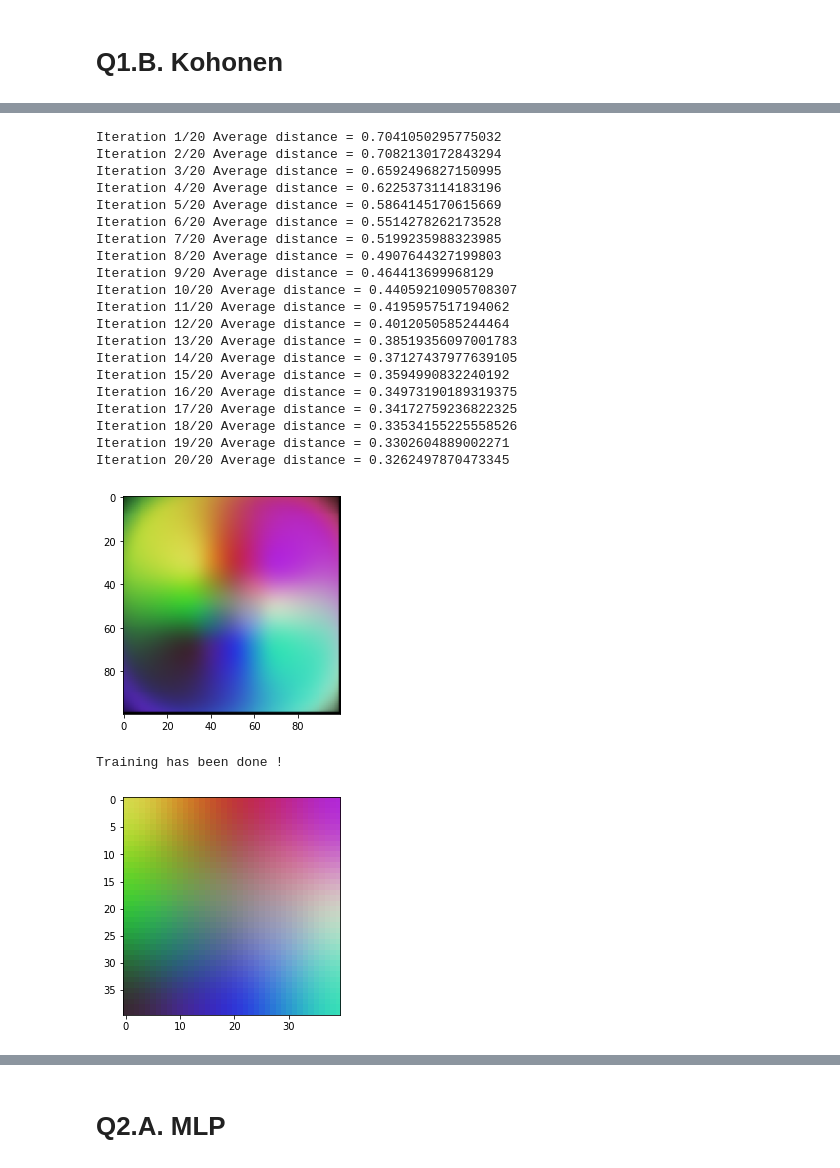
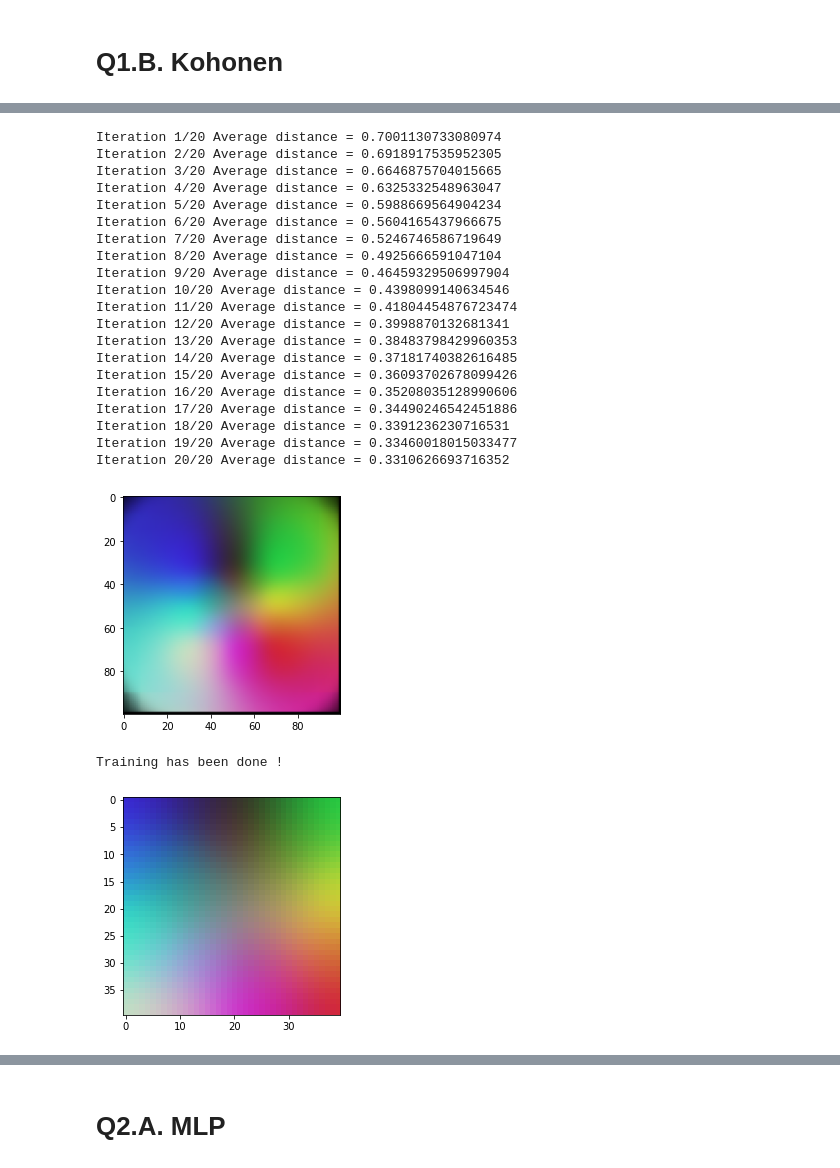
Before and after one commit to Amin-MAG/CI, a Jupyter notebook: Homework 02/CI992_HW2.ipynb, the cells around one changed output, grey strips where cells are left out. Drawn from its saved outputs; the diff is of its cells as text; code cells hidden in the pictures.

```diff
--- a/Homework 02/CI992_HW2.ipynb
+++ b/Homework 02/CI992_HW2.ipynb
@@ -246,7 +246,7 @@ class Kohonen:
     som = Kohonen(dimension=3, width=40, height=40)
 
     # fitting to the Kohonen map
-    som.fit(pixels, random_sampling=0.5, n_iter=20, dist_method=Kohonen.EUCLIDEAN)
+    som.fit(pixels, random_sampling=0.4, n_iter=20, dist_method=Kohonen.EUCLIDEAN)
 
     result = (som.node_vectors * 100).astype(int)
     plt.imshow(result)
@@ -280,7 +280,7 @@ Training has been done !
     som = Kohonen(dimension=3, width=40, height=40)
 
     # fitting to the Kohonen map
-    som.fit(pixels, random_sampling=0.5, n_iter=20, dist_method=Kohonen.COSINE)
+    som.fit(pixels, random_sampling=0.4, n_iter=20, dist_method=Kohonen.COSINE)
 
     result = (som.node_vectors * 100).astype(int)
     plt.imshow(result)
@@ -313,0 +532,10 @@ Training has been done !
+# %%
+    # set initial variables
+    som = Kohonen(dimension=3, width=40, height=40)
+
+    # fitting to the Kohonen map
+    som.fit(pixels, random_sampling=0.4, n_iter=20, dist_method=Kohonen.EUCLIDEAN)
+
+    result = (som.node_vectors * 100).astype(int)
+    plt.imshow(result)
+    plt.show()
@@ -313,0 +566,10 @@ Training has been done !
+# %%
+    # set initial variables
+    som = Kohonen(dimension=3, width=40, height=40)
+
+    # fitting to the Kohonen map
+    som.fit(pixels, random_sampling=0.4, n_iter=20, dist_method=Kohonen.COSINE)
+
+    result = (som.node_vectors * 100).astype(int)
+    plt.imshow(result)
+    plt.show()
@@ -532,37 +818,37 @@ class Kohonen:
 # %%
     # set initial variables
     som = Kohonen(dimension=3, width=40, height=40)
 
     # fitting to the Kohonen map
-    som.fit(pixels, random_sampling=0.5, n_iter=20, dist_method=Kohonen.EUCLIDEAN)
+    som.fit(pixels, random_sampling=0.4, n_iter=20, dist_method=Kohonen.EUCLIDEAN)
 
     result = (som.node_vectors * 100).astype(int)
     plt.imshow(result)
     plt.show()
 # %% [output]
-Iteration 1/20 Average distance = 0.7041050295775032
-Iteration 2/20 Average distance = 0.7082130172843294
-Iteration 3/20 Average distance = 0.6592496827150995
-Iteration 4/20 Average distance = 0.6225373114183196
-Iteration 5/20 Average distance = 0.5864145170615669
-Iteration 6/20 Average distance = 0.5514278262173528
-Iteration 7/20 Average distance = 0.5199235988323985
-Iteration 8/20 Average distance = 0.4907644327199803
-Iteration 9/20 Average distance = 0.464413699968129
-Iteration 10/20 Average distance = 0.44059210905708307
-Iteration 11/20 Average distance = 0.4195957517194062
-Iteration 12/20 Average distance = 0.4012050585244464
-Iteration 13/20 Average distance = 0.38519356097001783
-Iteration 14/20 Average distance = 0.37127437977639105
-Iteration 15/20 Average distance = 0.3594990832240192
-Iteration 16/20 Average distance = 0.34973190189319375
-Iteration 17/20 Average distance = 0.34172759236822325
-Iteration 18/20 Average distance = 0.33534155225558526
-Iteration 19/20 Average distance = 0.3302604889002271
-Iteration 20/20 Average distance = 0.3262497870473345
+Iteration 1/20 Average distance = 0.7001130733080974
+Iteration 2/20 Average distance = 0.6918917535952305
+Iteration 3/20 Average distance = 0.6646875704015665
+Iteration 4/20 Average distance = 0.6325332548963047
+Iteration 5/20 Average distance = 0.5988669564904234
+Iteration 6/20 Average distance = 0.5604165437966675
+Iteration 7/20 Average distance = 0.5246746586719649
+Iteration 8/20 Average distance = 0.4925666591047104
+Iteration 9/20 Average distance = 0.46459329506997904
+Iteration 10/20 Average distance = 0.4398099140634546
+Iteration 11/20 Average distance = 0.41804454876723474
+Iteration 12/20 Average distance = 0.3998870132681341
+Iteration 13/20 Average distance = 0.38483798429960353
+Iteration 14/20 Average distance = 0.37181740382616485
+Iteration 15/20 Average distance = 0.36093702678099426
+Iteration 16/20 Average distance = 0.35208035128990606
+Iteration 17/20 Average distance = 0.34490246542451886
+Iteration 18/20 Average distance = 0.3391236230716531
+Iteration 19/20 Average distance = 0.33460018015033477
+Iteration 20/20 Average distance = 0.3310626693716352
-[figure, old version]
+[figure, new version]
 Training has been done !
-[figure, old version]
+[figure, new version]
 # %%
     # set initial variables
     som = Kohonen(dimension=3, width=40, height=40)
```
Also changed, not shown: parts of 19 cells of this notebook.
